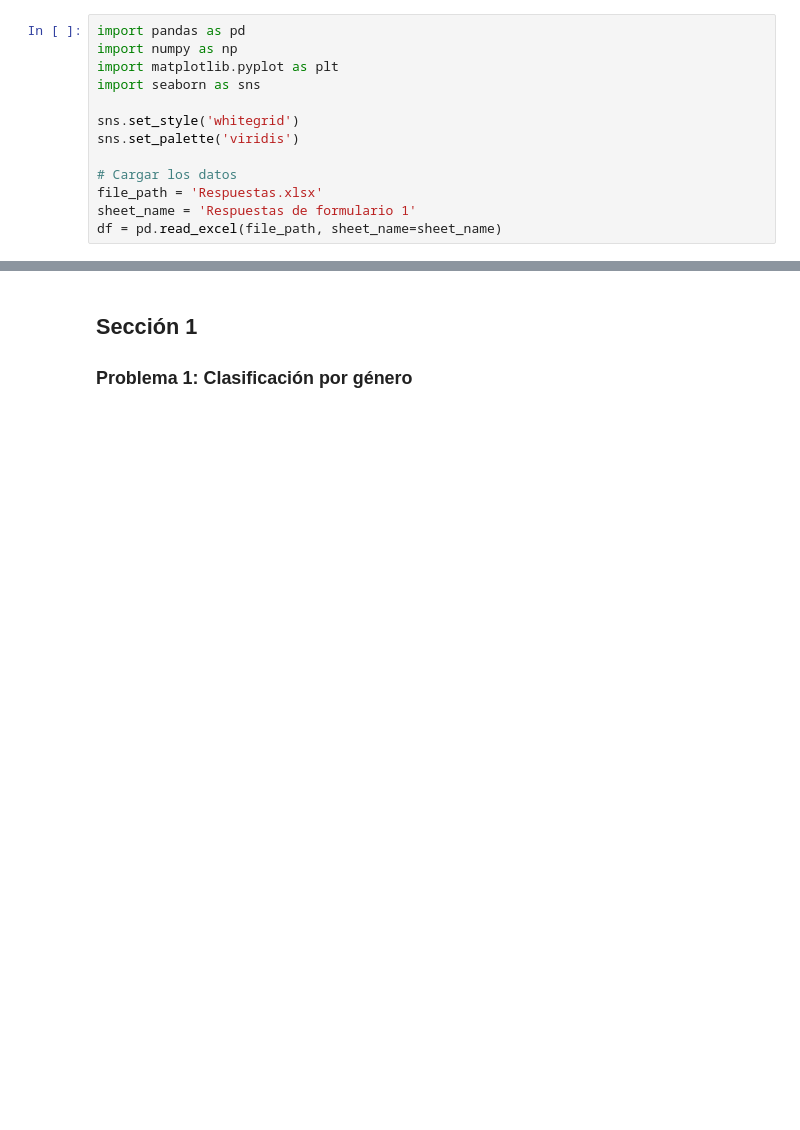
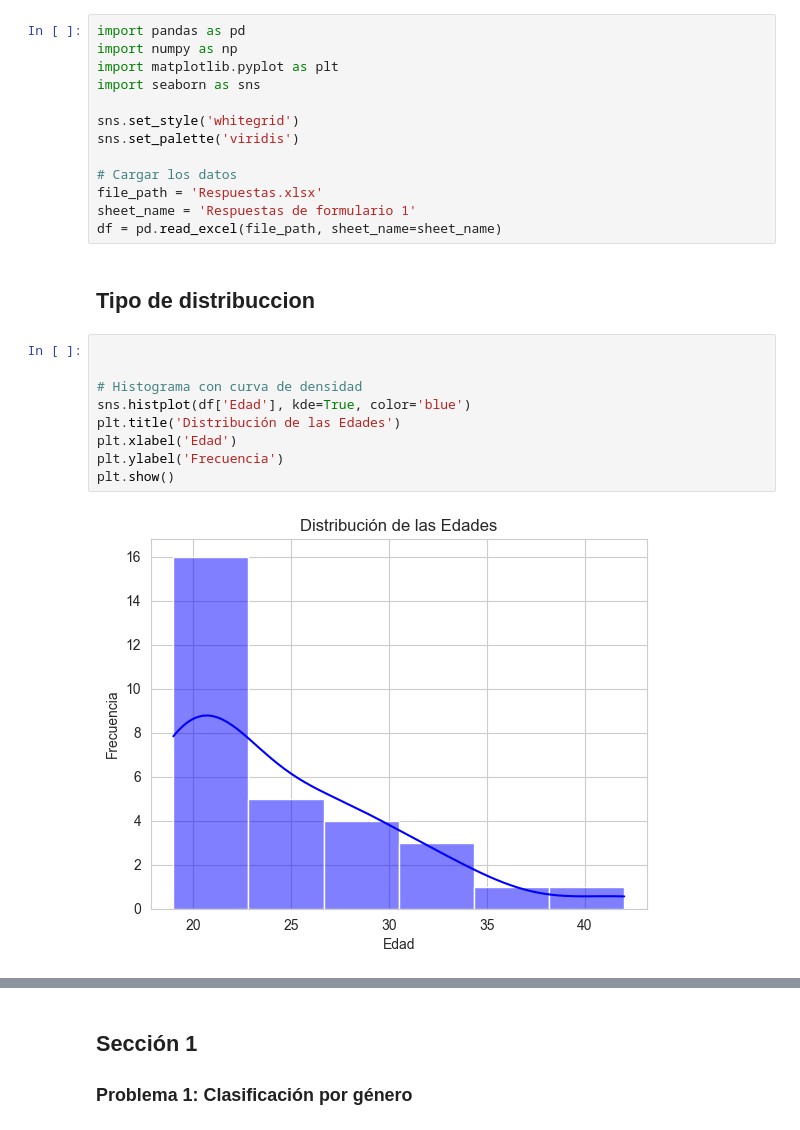
Before and after one commit to IrvinngB/Examen-Estadistica, a Jupyter notebook: Estadistica.ipynb, the cells around one changed output, grey strips where cells are left out. Saved outputs shown, nothing was run; the diff lists cells and outputs as text; blank space fills up the shorter version.

```diff
--- a/Estadistica.ipynb
+++ b/Estadistica.ipynb
@@ -15,3 +15,16 @@ sns.set_palette('viridis')
 file_path = 'Respuestas.xlsx'
 sheet_name = 'Respuestas de formulario 1'
 df = pd.read_excel(file_path, sheet_name=sheet_name)
+# %% [markdown]
+## Tipo de distribuccion
+# %%
+
+
+# Histograma con curva de densidad
+sns.histplot(df['Edad'], kde=True, color='blue')
+plt.title('Distribución de las Edades')
+plt.xlabel('Edad')
+plt.ylabel('Frecuencia')
+plt.show()
+# %% [output]
+[figure, added]
```
Also changed, not shown: parts of 19 cells of this notebook, 4 other files.
